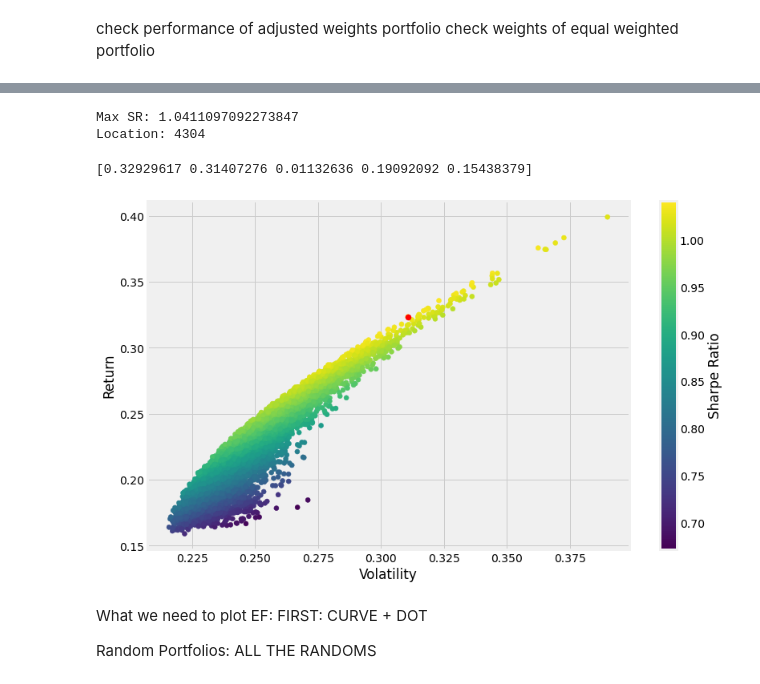
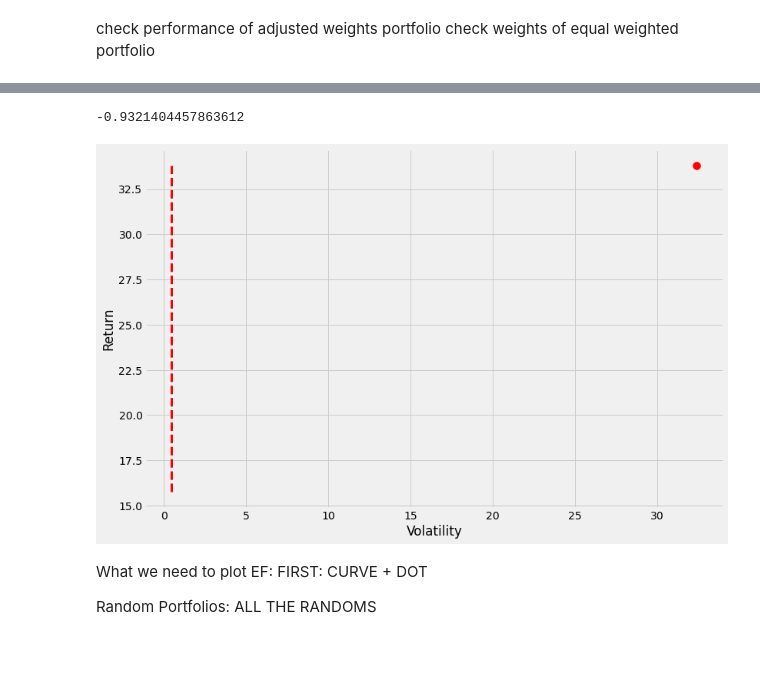
Before and after one commit to ShreyanshMisra/Efficient-Frontier, a Jupyter notebook: EfficientFrontier.ipynb, the cells around one changed output, grey strips where cells are left out. Saved outputs shown, nothing was run; the diff lists cells and outputs as text; code cells hidden in the pictures; blank space fills up the shorter version.

```diff
--- a/EfficientFrontier.ipynb
+++ b/EfficientFrontier.ipynb
@@ -493,3 +494,7 @@ negativeSR(EqualWeights, meanReturns, covMatrix, riskFreeRate = 0)
+# %%
+negativeSR(EqualWeights, meanReturns, covMatrix, riskFreeRate = 0)
+# %% [output]
+-0.9321404457863612
 # %%
 def portfolioVariance(weights, meanReturns, covMatrix):
     return portfolioPerformance(weights, meanReturns, covMatrix)[1]
@@ -539,7 +546,27 @@ def calculatedResults(meanReturns, covMatrix, riskFreeRate=0, constraintSet=(0,1
     targetReturns = np.linspace(minVol_returns, maxSR_returns, 20)
     for target in targetReturns:
         efficientList.append(efficientOpt(meanReturns, covMatrix, target)['fun'])
-    return maxSR_returns, maxSR_std, maxSR_allocation, minVol_returns, minVol_std, minVol_allocation, efficientList
+    return maxSR_returns, maxSR_std, maxSR_allocation, minVol_returns, minVol_std, minVol_allocation, efficientList, targetReturns
+# %%
+maxSR_returns, maxSR_std, maxSR_allocation, minVol_returns, minVol_std, minVol_allocation, efficientList, targetReturns = calculatedResults(meanReturns, covMatrix, riskFreeRate=0, constraintSet=(0,1))
+# %%
+x = efficientList
+y = targetReturns
+
+plt.figure(figsize=(12,8))
+plt.style.use('fivethirtyeight')
+
+plt.xlabel('Volatility')
+plt.ylabel('Return')
+
+# Max SR
+plt.scatter(maxSR_std, maxSR_returns,c='red', s=100) # red dot
+
+
+plt.plot(x, y, 'r--', linewidth=3)
+plt.show()
+# %% [output]
+[figure, added]
 # %%
 np.random.seed(42)
 num_ports = 6000
@@ -567,16 +594,11 @@ for x in range(num_ports):
 # %%
 print('Max SR: {}'.format(sharpe_arr.max()))
 print('Location: {}'.format(sharpe_arr.argmax()))
-# %% [output]
-Max SR: 1.0411097092273847
-Location: 4304
 # %%
 print(all_weights[1648,:])
 
 maxSR_return = ret_arr[sharpe_arr.argmax()]
 maxSR_vol = vol_arr[sharpe_arr.argmax()]
-# %% [output]
-[0.32929617 0.31407276 0.01132636 0.19092092 0.15438379]
 # %%
 plt.figure(figsize=(12,8))
 plt.style.use('fivethirtyeight')
@@ -586,8 +608,6 @@ plt.xlabel('Volatility')
 plt.ylabel('Return')
 plt.scatter(maxSR_vol, maxSR_return,c='red', s=50) # red dot
 plt.show()
-# %% [output]
-[figure, removed]
 # %% [markdown]
 What we need to plot EF:
 FIRST: CURVE + DOT
```
Also changed, not shown: parts of 16 cells of this notebook.
